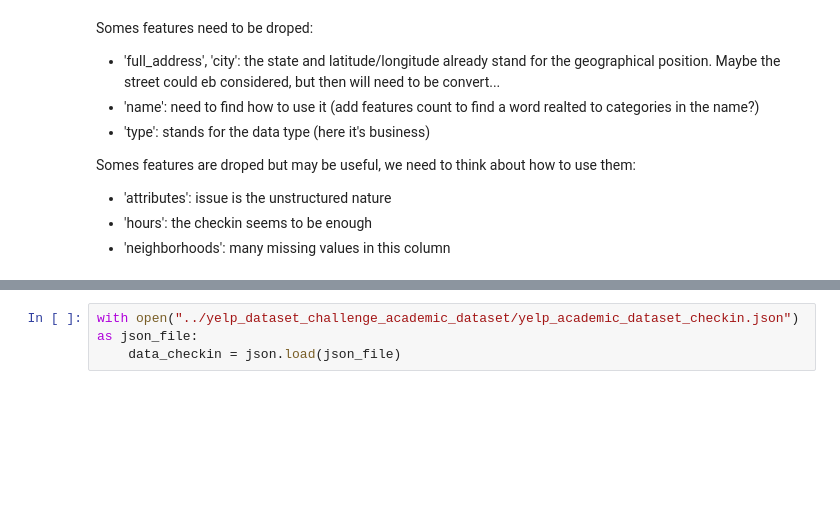
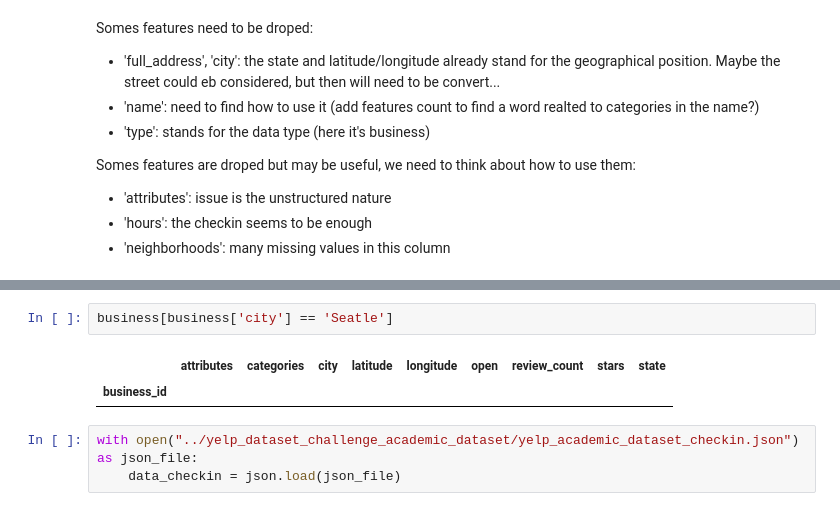
Before and after one commit to nicodri/CS281, a Jupyter notebook: Numerical Processing.ipynb, the cells around one changed output, grey strips where cells are left out. Cells and saved outputs as stored; diff of their text form; blank space fills up the shorter version.

```diff
--- a/Numerical Processing.ipynb
+++ b/Numerical Processing.ipynb
@@ -73,3 +83,8 @@ business.head(5)
+# %%
+business[business['city'] == 'Seatle']
+# %% [output]
+|  | attributes | categories | city | latitude | longitude | open | review_count | stars | state |
+| business_id |  |  |  |  |  |  |  |  |  |
 # %%
 with open("../yelp_dataset_challenge_academic_dataset/yelp_academic_dataset_checkin.json") as json_file:
     data_checkin = json.load(json_file)
```
Also changed, not shown: parts of 4 cells of this notebook.
